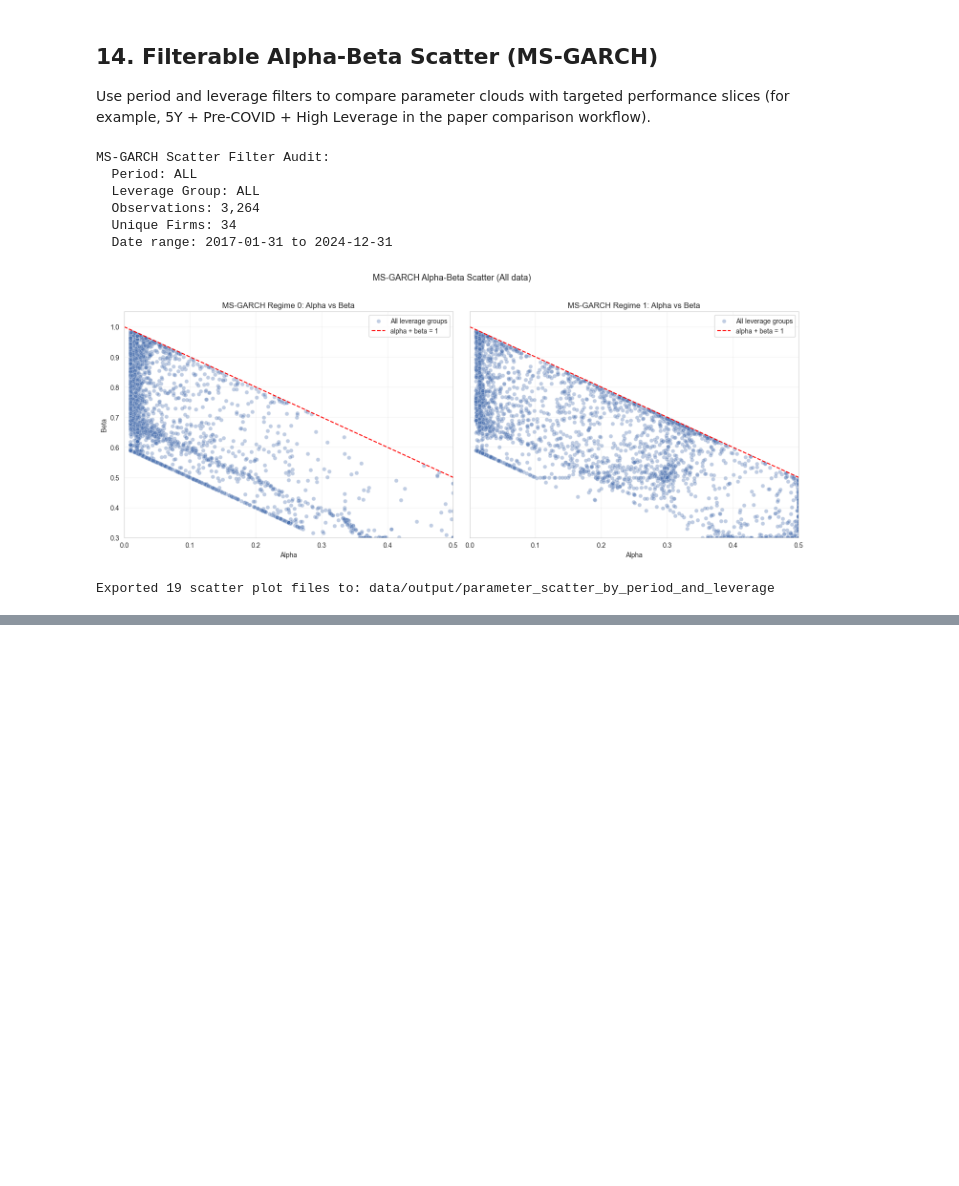
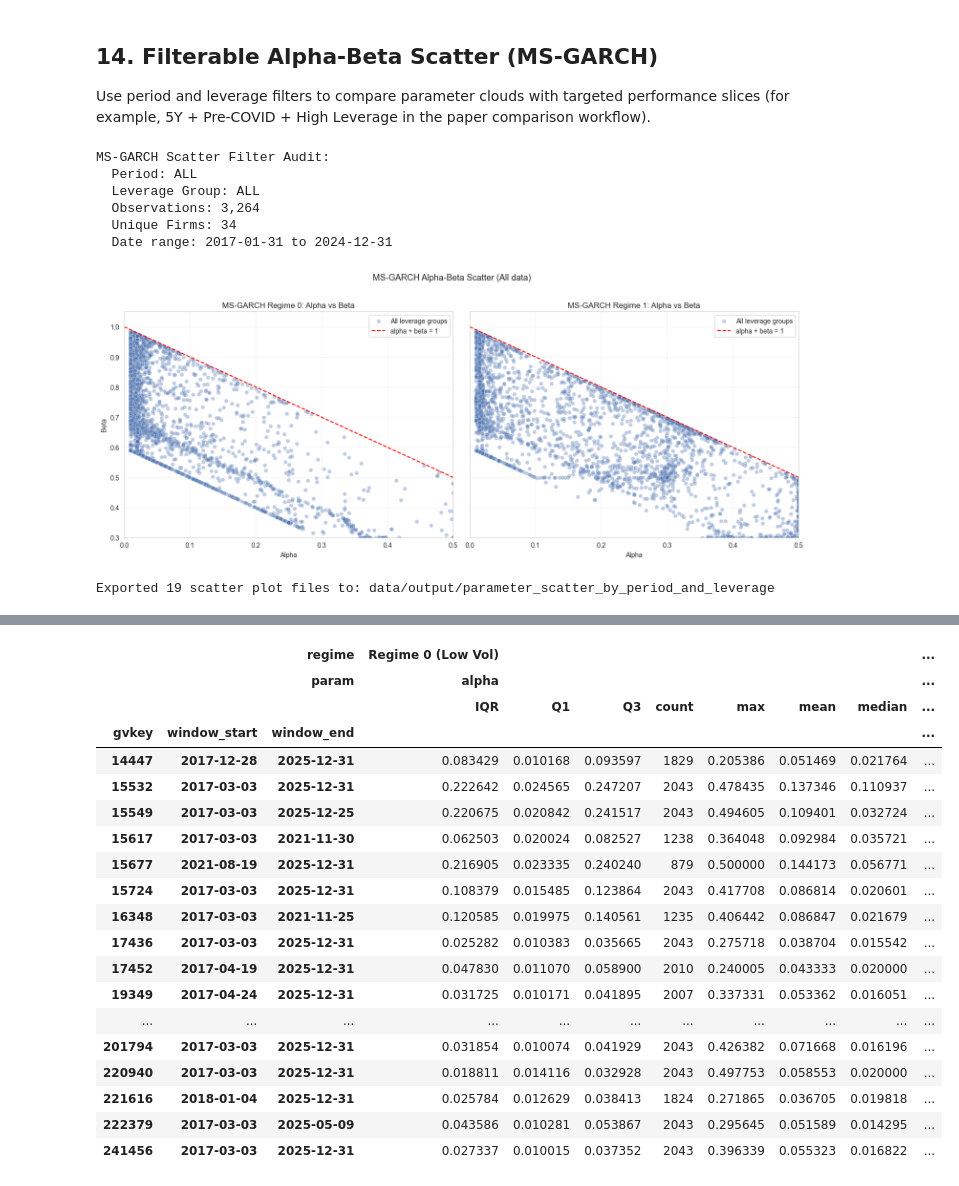
Before and after one commit to ChaseW3/Seminar-QF, a Jupyter notebook: Seminar QF/notebooks/regime_analysis.ipynb, the cells around one changed output, grey strips where cells are left out. Saved outputs shown, nothing was run; the diff lists cells and outputs as text; code cells hidden in the pictures; blank space fills up the shorter version.

Commit message:
changes in comments and analyses of ms garch parameters

```diff
--- a/Seminar QF/regime_analysis.ipynb
+++ b/Seminar QF/notebooks/regime_analysis.ipynb
@@ -1949,0 +1971,59 @@ Exported 19 scatter plot files to: data/output/parameter_scatter_by_period_and_l
+# %%
+import sys, os
+import pandas as pd
+import numpy as np
+
+# Resolve project root so paths are robust regardless of kernel cwd
+_notebook_dir = os.path.dirname(os.path.abspath('regime_analysis.ipynb'))
+_project_root = os.path.abspath(os.path.join(_notebook_dir, '..'))
+if _project_root not in sys.path:
+    sys.path.insert(0, _project_root)
+
+# Reload to pick up any changes to the source module
+import importlib
+import src.analysis.regime_analysis as _ra_mod
+importlib.reload(_ra_mod)
+from src.analysis.regime_analysis import compute_param_summary_by_company, display_param_summary
+
+# ── Load data (once) ──────────────────────────────────────────────────────────
+msgarch_path = os.path.join(_project_root, 'data', 'output',
+                            'daily_asset_returns_with_msgarch.csv')
+df_msgarch = pd.read_csv(msgarch_path)
+df_msgarch['date'] = pd.to_datetime(df_msgarch['date'])
+
+windows_path = os.path.join(_project_root, 'data', 'cds_filters',
+                            'gvkey_maturity_simulation_windows.csv')
+windows_df = pd.read_csv(windows_path)
+windows_df['gvkey'] = windows_df['gvkey'].astype(int)
+
+print(f"MS-GARCH data : {df_msgarch.shape[0]:,} rows · {df_msgarch['gvkey'].nunique()} companies")
+print(f"Windows file  : {len(windows_df)} entries · maturities: {sorted(windows_df['maturity'].unique())}")
+print()
+
+# ── Loop over all three maturities ───────────────────────────────────────────
+summaries = {}
+
+for MATURITY in ['1Y', '3Y', '5Y']:
+    print('=' * 72)
+    print(f'  MATURITY: {MATURITY}')
+    print('=' * 72)
+
+    save_csv = os.path.join(_project_root, 'data', 'output',
+                            f'ms_garch_alpha_beta_summary_{MATURITY}.csv')
+
+    summary_long = compute_param_summary_by_company(
+        df_msgarch, windows_df, maturity=MATURITY, save_path=save_csv
+    )
+    summaries[MATURITY] = summary_long
+
+    print(f"Rows in long-form table : {len(summary_long)}")
+    print(f"Pivoted wide view (regime → param → statistic):\n")
+    display_param_summary(summary_long)
+    print()
+
+print("Done — three CSV files saved:")
+for mat in ['1Y', '3Y', '5Y']:
+    path = os.path.join(_project_root, 'data', 'output',
+                        f'ms_garch_alpha_beta_summary_{mat}.csv')
+    print(f"  {path}")
+# %% [output]
@@ -1949,0 +2045,20 @@ Exported 19 scatter plot files to: data/output/parameter_scatter_by_period_and_l
+|  |  | regime | Regime 0 (Low Vol) |  |  |  |  |  |  | ... |
+|  |  | param | alpha |  |  |  |  |  |  | ... |
+|  |  |  | IQR | Q1 | Q3 | count | max | mean | median | ... |
+| gvkey | window_start | window_end |  |  |  |  |  |  |  | ... |
+| 14447 | 2017-12-28 | 2025-12-31 | 0.083429 | 0.010168 | 0.093597 | 1829 | 0.205386 | 0.051469 | 0.021764 | ... |
+| 15532 | 2017-03-03 | 2025-12-31 | 0.222642 | 0.024565 | 0.247207 | 2043 | 0.478435 | 0.137346 | 0.110937 | ... |
+| 15549 | 2017-03-03 | 2025-12-25 | 0.220675 | 0.020842 | 0.241517 | 2043 | 0.494605 | 0.109401 | 0.032724 | ... |
+| 15617 | 2017-03-03 | 2021-11-30 | 0.062503 | 0.020024 | 0.082527 | 1238 | 0.364048 | 0.092984 | 0.035721 | ... |
+| 15677 | 2021-08-19 | 2025-12-31 | 0.216905 | 0.023335 | 0.240240 | 879 | 0.500000 | 0.144173 | 0.056771 | ... |
+| 15724 | 2017-03-03 | 2025-12-31 | 0.108379 | 0.015485 | 0.123864 | 2043 | 0.417708 | 0.086814 | 0.020601 | ... |
+| 16348 | 2017-03-03 | 2021-11-25 | 0.120585 | 0.019975 | 0.140561 | 1235 | 0.406442 | 0.086847 | 0.021679 | ... |
+| 17436 | 2017-03-03 | 2025-12-31 | 0.025282 | 0.010383 | 0.035665 | 2043 | 0.275718 | 0.038704 | 0.015542 | ... |
+| 17452 | 2017-04-19 | 2025-12-31 | 0.047830 | 0.011070 | 0.058900 | 2010 | 0.240005 | 0.043333 | 0.020000 | ... |
+| 19349 | 2017-04-24 | 2025-12-31 | 0.031725 | 0.010171 | 0.041895 | 2007 | 0.337331 | 0.053362 | 0.016051 | ... |
+| ... | ... | ... | ... | ... | ... | ... | ... | ... | ... | ... |
+| 201794 | 2017-03-03 | 2025-12-31 | 0.031854 | 0.010074 | 0.041929 | 2043 | 0.426382 | 0.071668 | 0.016196 | ... |
+| 220940 | 2017-03-03 | 2025-12-31 | 0.018811 | 0.014116 | 0.032928 | 2043 | 0.497753 | 0.058553 | 0.020000 | ... |
+| 221616 | 2018-01-04 | 2025-12-31 | 0.025784 | 0.012629 | 0.038413 | 1824 | 0.271865 | 0.036705 | 0.019818 | ... |
+| 222379 | 2017-03-03 | 2025-05-09 | 0.043586 | 0.010281 | 0.053867 | 2043 | 0.295645 | 0.051589 | 0.014295 | ... |
+| 241456 | 2017-03-03 | 2025-12-31 | 0.027337 | 0.010015 | 0.037352 | 2043 | 0.396339 | 0.055323 | 0.016822 | ... |
```
Also changed, not shown: parts of 2 cells of this notebook, 5 other files.
